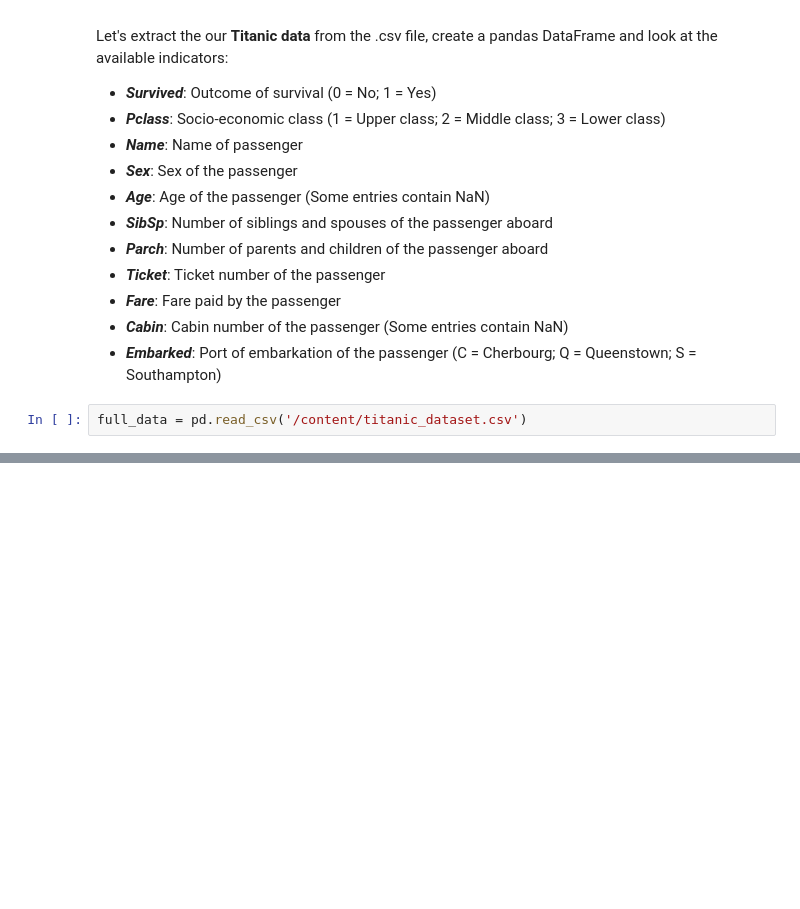
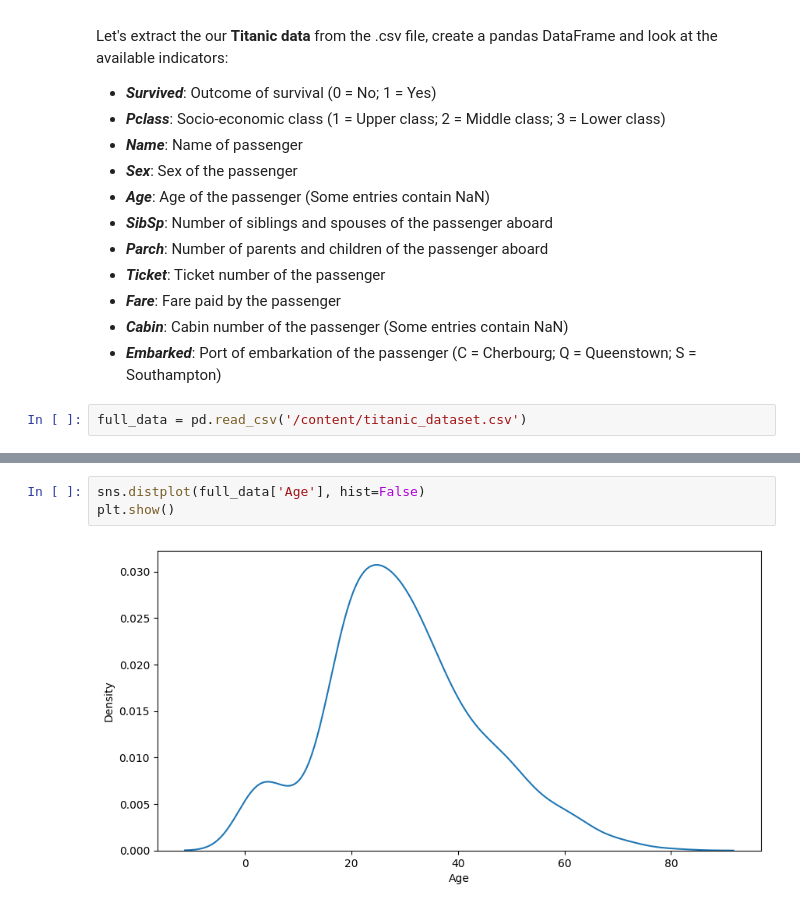
Before and after one commit to Afzalfaizi/AI_with_Irfan_Malik, a Jupyter notebook: classification.ipynb, the cells around one changed output, grey strips where cells are left out. Cells and saved outputs as stored; diff of their text form; blank space fills up the shorter version.

```diff
--- a/classification.ipynb
+++ b/classification.ipynb
@@ -118,0 +198,5 @@ full_data = pd.read_csv('/content/titanic_dataset.csv')
+# %%
+sns.distplot(full_data['Age'], hist=False)
+plt.show()
+# %% [output]
+[figure, added]
```
Also changed, not shown: parts of 84 cells of this notebook.
